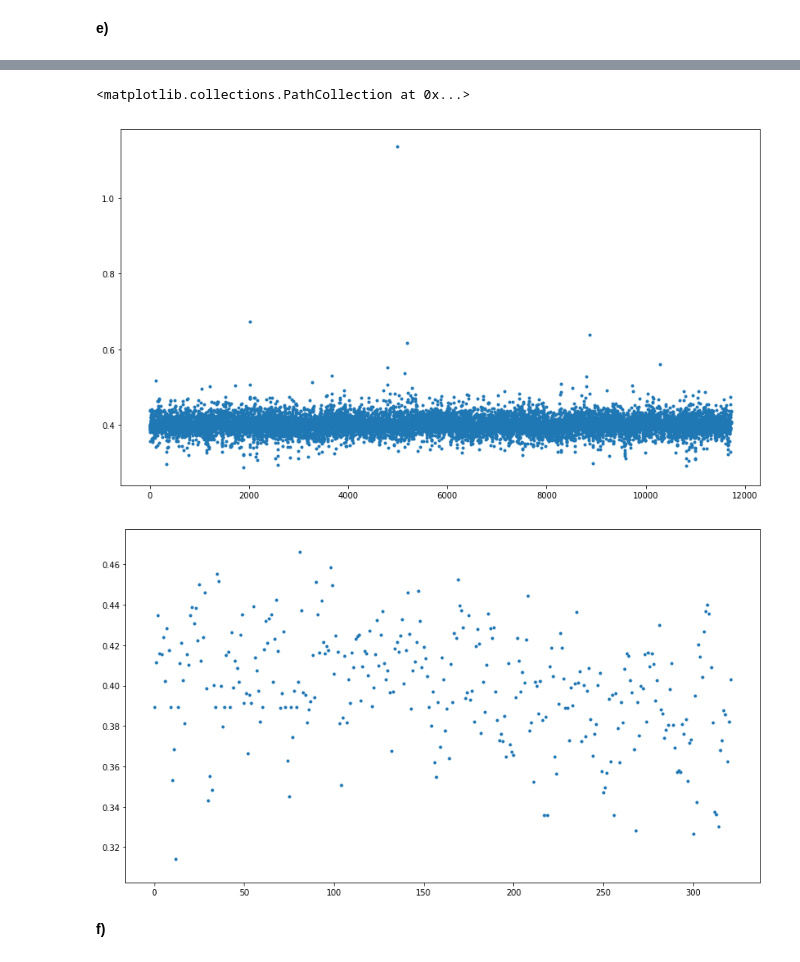
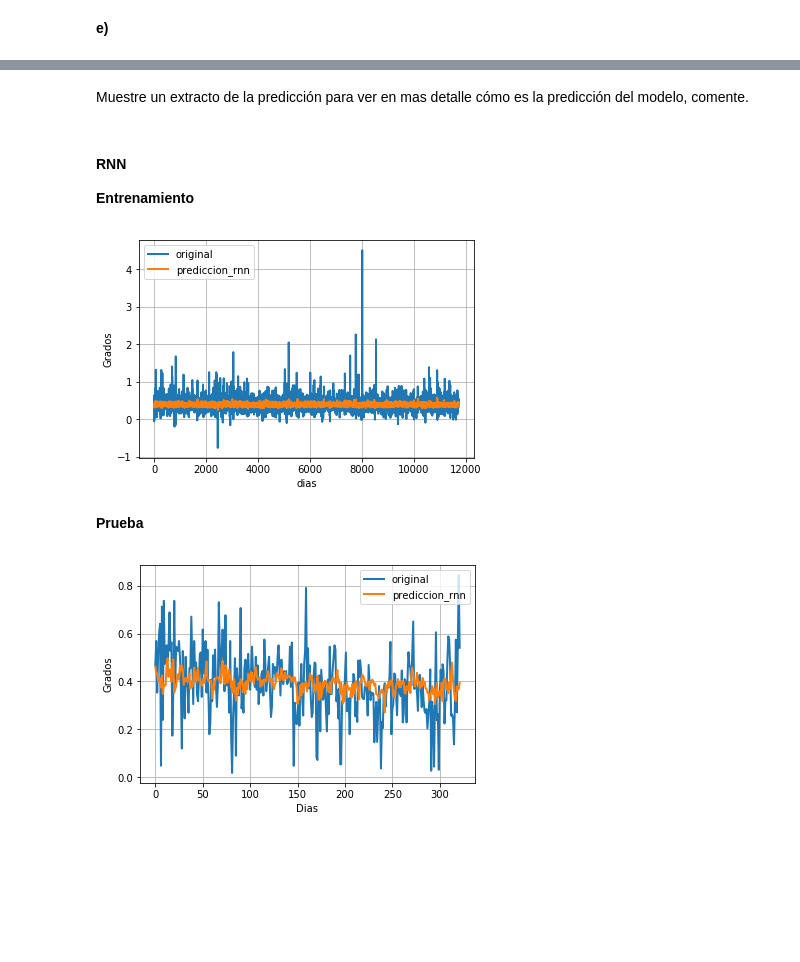
Before and after one commit to Fran-Ramirez/Tarea1-Neuronales, a Jupyter notebook: Pregunta 4.ipynb, the cells around one changed output, grey strips where cells are left out. Saved outputs shown, nothing was run; the diff lists cells and outputs as text; code cells hidden in the pictures; blank space fills up the shorter version.

```diff
--- a/Pregunta 4.ipynb
+++ b/Pregunta 4.ipynb
@@ -193,26 +188,32 @@ plt.scatter(X, testPredictPlot_RNN, marker=".", label = "Test predict")
-# %%
-# shift train predictions for plotting
-trainPredictPlot_CNN = trainPredict_CNN.flatten()
-# shift test predictions for plotting
-testPredictPlot_CNN = testPredict_CNN.flatten()
-
-X = range(trainPredictPlot_CNN.shape[0])
-plt.figure(1, figsize=(14,8))
-plt.scatter(X, trainPredictPlot_CNN, marker=".", label = "Train predict")
-
-#plt.scatter(X, dataframe.values.flatten()[:len(data_train)], marker=".", label= "Original")
-#plt.title("Predicciones vs Original en entrenamiento")
-#plt.legend();
-
-X = range(testPredictPlot_CNN.shape[0])
-plt.figure(2, figsize=(14,8))
-plt.scatter(X, testPredictPlot_CNN, marker=".", label = "Test predict")
-#plt.scatter(X, dataframe.values.flatten()[len(data_train):len(data_train)+len(data_test)], marker=".", label= "Original")
-#plt.title("Predicciones vs Original en testing")
-#plt.legend();
-# %% [output]
-<matplotlib.collections.PathCollection at 0x...>
-[figure, removed]
-[figure, removed]
+# %% [markdown]
+Muestre un extracto de la predicción para ver en mas detalle cómo es la predicción del modelo, comente.
+# %% [markdown]
+#### RNN
+
+**Entrenamiento**
+# %%
+trainY_rnn = np.reshape(trainY_rnn, (trainY_rnn.shape[0], 1))
+plt.plot(range(len(trainY_rnn)),trainY_rnn[:,0],label='original', linewidth=2)
+plt.plot(range(len(trainY_rnn)),trainPredict_rnn[:,0],label='prediccion_rnn', linewidth=2)
+
+plt.legend(['original','prediccion_rnn'])
+plt.ylabel('Grados')
+plt.xlabel('dias')
+plt.grid(1)
+plt.show()
+# %% [output]
+[figure, added]
 # %% [markdown]
-**f)**
+**Prueba**
+# %%
+testY_rnn = np.reshape(testY_rnn, (testY_rnn.shape[0], 1))
+plt.plot(range(len(testY_rnn)),testY_rnn[:,0],label='original', linewidth=2)
+plt.plot(range(len(testY_rnn)),testPredict_rnn[:,0],label='prediccion_rnn', linewidth=2)
+
+plt.legend(['original','prediccion_rnn'])
+plt.ylabel('Grados')
+plt.xlabel('Dias')
+plt.grid(1)
+plt.show()
+# %% [output]
+[figure, added]
```
Also changed, not shown: parts of 27 cells of this notebook.
